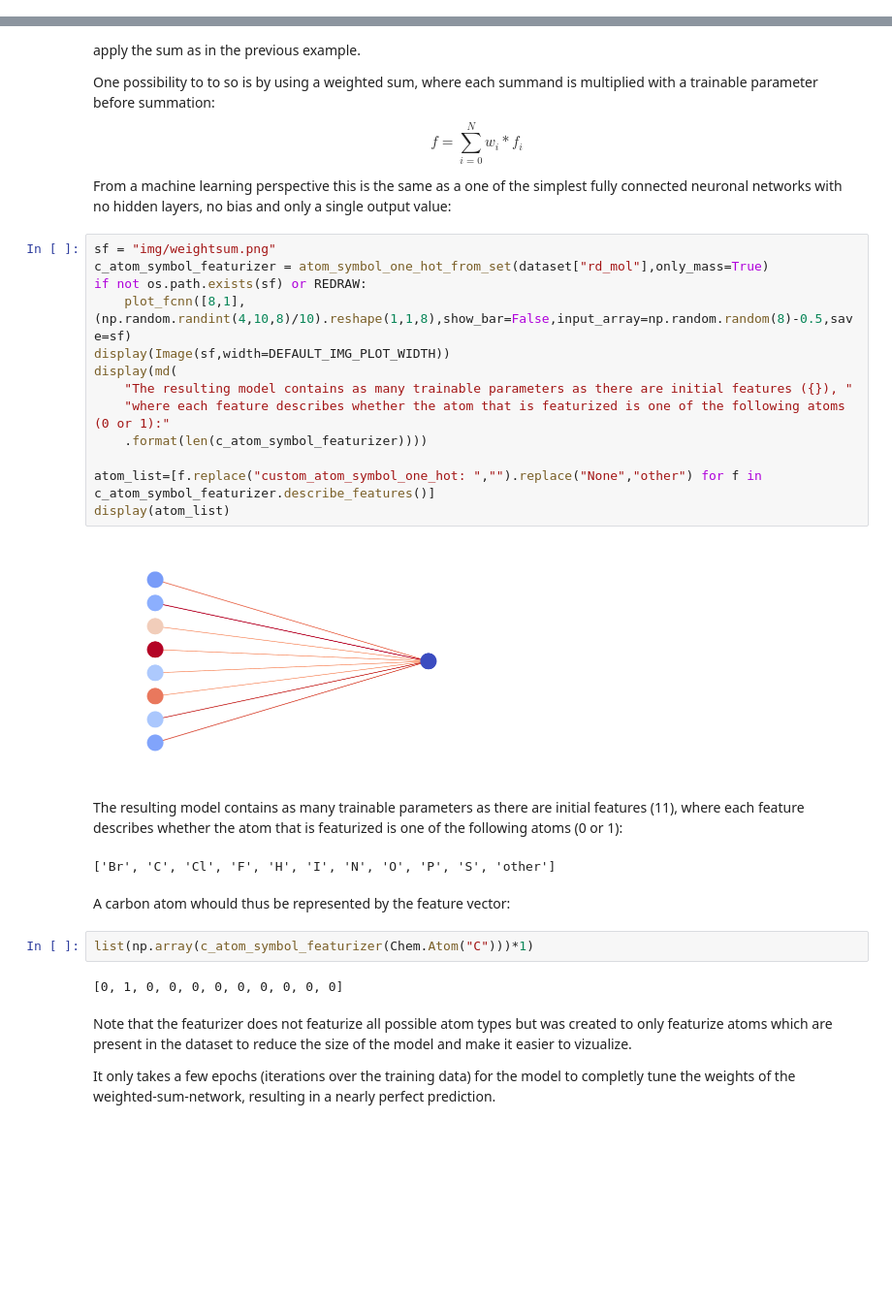
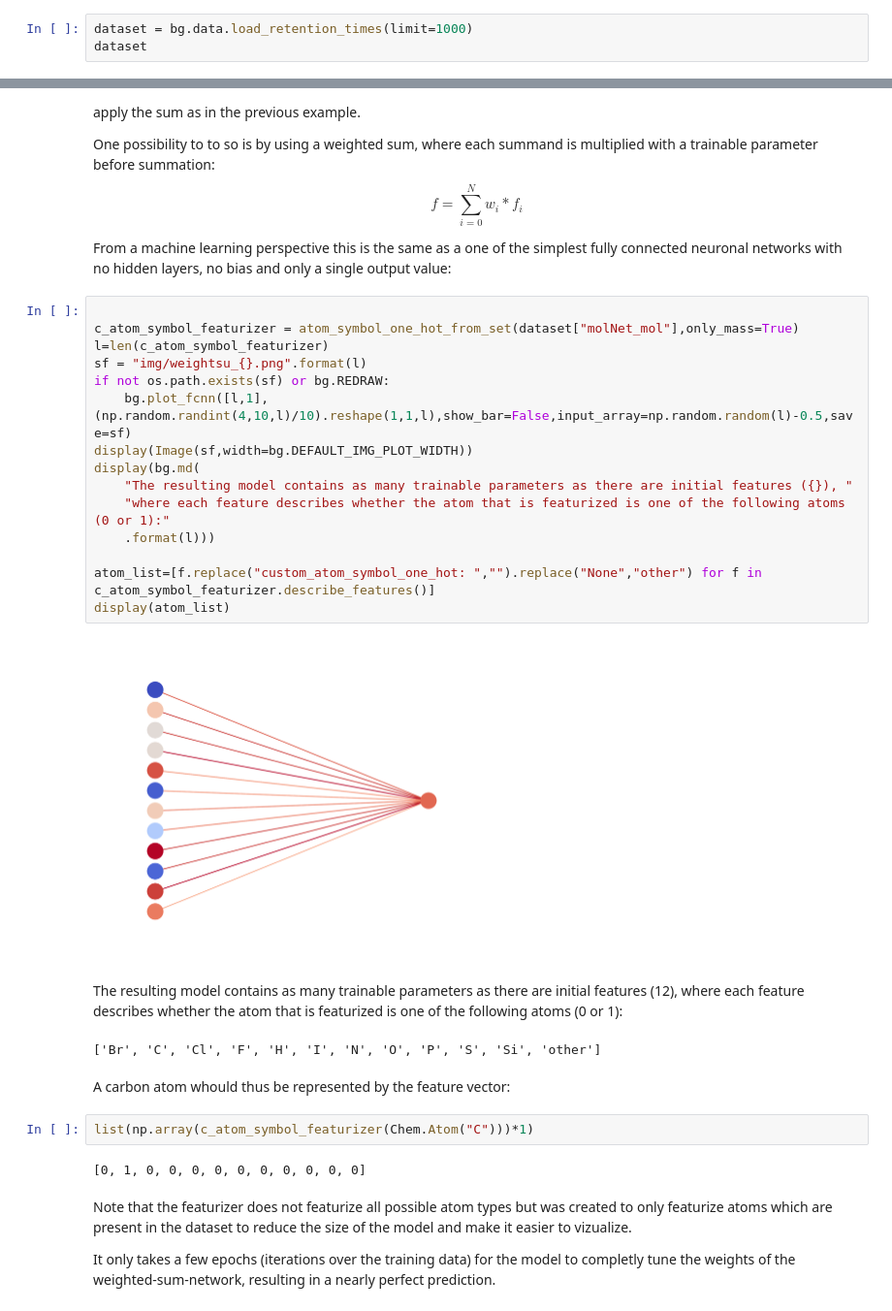
Before and after one commit to JulianKimmig/molNet, a Jupyter notebook: dev/black_box/notebooks/predicting_start.ipynb, the cells around one changed output, grey strips where cells are left out. Shown at 97% size. Cells and saved outputs as stored; diff of their text form; blank space fills up the shorter version.

```diff
--- a/dev/black_box/notebooks/predicting_start.ipynb
+++ b/dev/black_box/notebooks/predicting_start.ipynb
@@ -27,0 +22,3 @@ dataset
+# %%
+dataset = bg.data.load_retention_times(limit=1000)
+dataset
@@ -168,28 +184,30 @@ $$f=\sum_{i=0}^{N}{w_i*f_i}$$
 
 From a machine learning perspective this is the same as a one of the simplest fully connected neuronal networks with no hidden layers, no bias and only a single output value:
 # %%
-sf = "img/weightsum.png"
-c_atom_symbol_featurizer = atom_symbol_one_hot_from_set(dataset["rd_mol"],only_mass=True)
-if not os.path.exists(sf) or REDRAW:
-    plot_fcnn([8,1],(np.random.randint(4,10,8)/10).reshape(1,1,8),show_bar=False,input_array=np.random.random(8)-0.5,save=sf)
-display(Image(sf,width=DEFAULT_IMG_PLOT_WIDTH))
-display(md(
+
+c_atom_symbol_featurizer = atom_symbol_one_hot_from_set(dataset["molNet_mol"],only_mass=True)
+l=len(c_atom_symbol_featurizer)
+sf = "img/weightsu_{}.png".format(l)
+if not os.path.exists(sf) or bg.REDRAW:
+    bg.plot_fcnn([l,1],(np.random.randint(4,10,l)/10).reshape(1,1,l),show_bar=False,input_array=np.random.random(l)-0.5,save=sf)
+display(Image(sf,width=bg.DEFAULT_IMG_PLOT_WIDTH))
+display(bg.md(
     "The resulting model contains as many trainable parameters as there are initial features ({}), "
     "where each feature describes whether the atom that is featurized is one of the following atoms (0 or 1):"
-    .format(len(c_atom_symbol_featurizer))))
+    .format(l)))
 
 atom_list=[f.replace("custom_atom_symbol_one_hot: ","").replace("None","other") for f in c_atom_symbol_featurizer.describe_features()]
 display(atom_list)
 # %% [output]
-[figure, old version]
+[figure, new version]
-The resulting model contains as many trainable parameters as there are initial features (11), where each feature describes whether the atom that is featurized is one of the following atoms (0 or 1):
+The resulting model contains as many trainable parameters as there are initial features (12), where each feature describes whether the atom that is featurized is one of the following atoms (0 or 1):
-['Br', 'C', 'Cl', 'F', 'H', 'I', 'N', 'O', 'P', 'S', 'other']
+['Br', 'C', 'Cl', 'F', 'H', 'I', 'N', 'O', 'P', 'S', 'Si', 'other']
 # %% [markdown]
 A carbon atom whould thus be represented by the feature vector:
 # %%
 list(np.array(c_atom_symbol_featurizer(Chem.Atom("C")))*1)
 # %% [output]
-[0, 1, 0, 0, 0, 0, 0, 0, 0, 0, 0]
+[0, 1, 0, 0, 0, 0, 0, 0, 0, 0, 0, 0]
 # %% [markdown]
 Note that the featurizer does not featurize all possible atom types but was created to only featurize atoms which are present in the dataset to reduce the size of the model and make it easier to vizualize.
 
```
Also changed, not shown: parts of 11 cells of this notebook, 13 other files.
